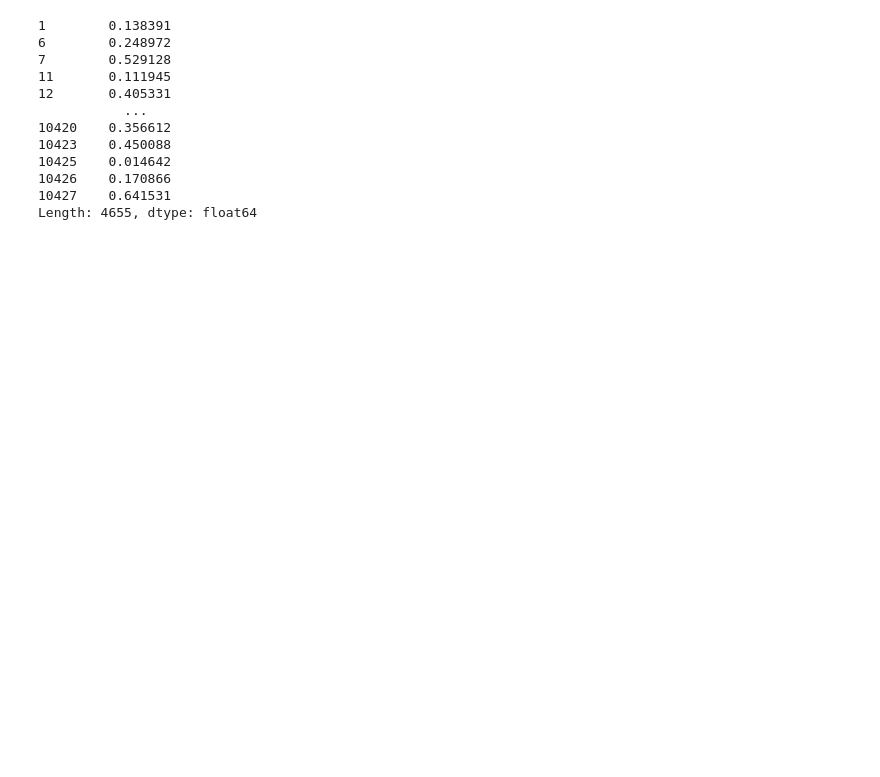
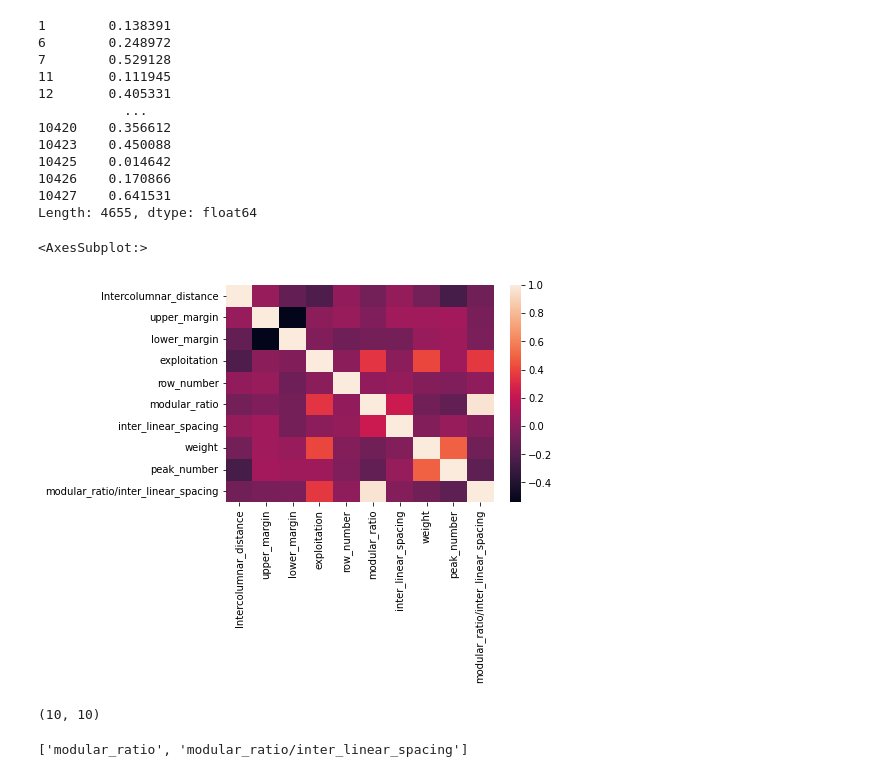
Before and after one commit to saigadu123/Reliable_Author_Identification_In_Avila_Bible, a Jupyter notebook: notebook/EDA.ipynb, the cells around one changed output. Cells and saved outputs as stored; diff of their text form; code cells hidden in the pictures; blank space fills up the shorter version.

Commit message:
Adding Multicolinearity

```diff
--- a/notebook/EDA.ipynb
+++ b/notebook/EDA.ipynb
@@ -178,3 +180,8 @@ df.iloc[:,1]+df.iloc[:,2]
 10426    0.170866
 10427    0.641531
 Length: 4655, dtype: float64
+# %%
+sns.heatmap(df.corr())
+# %% [output]
+<AxesSubplot:>
+[figure, added]
@@ -180,0 +190,4 @@ Length: 4655, dtype: float64
+# %%
+cor.shape
+# %% [output]
+(10, 10)
@@ -180,0 +204,4 @@ Length: 4655, dtype: float64
+# %%
+multicolinear_columns
+# %% [output]
+['modular_ratio', 'modular_ratio/inter_linear_spacing']
```
Also changed, not shown: parts of 4 cells of this notebook, 19 other files.
